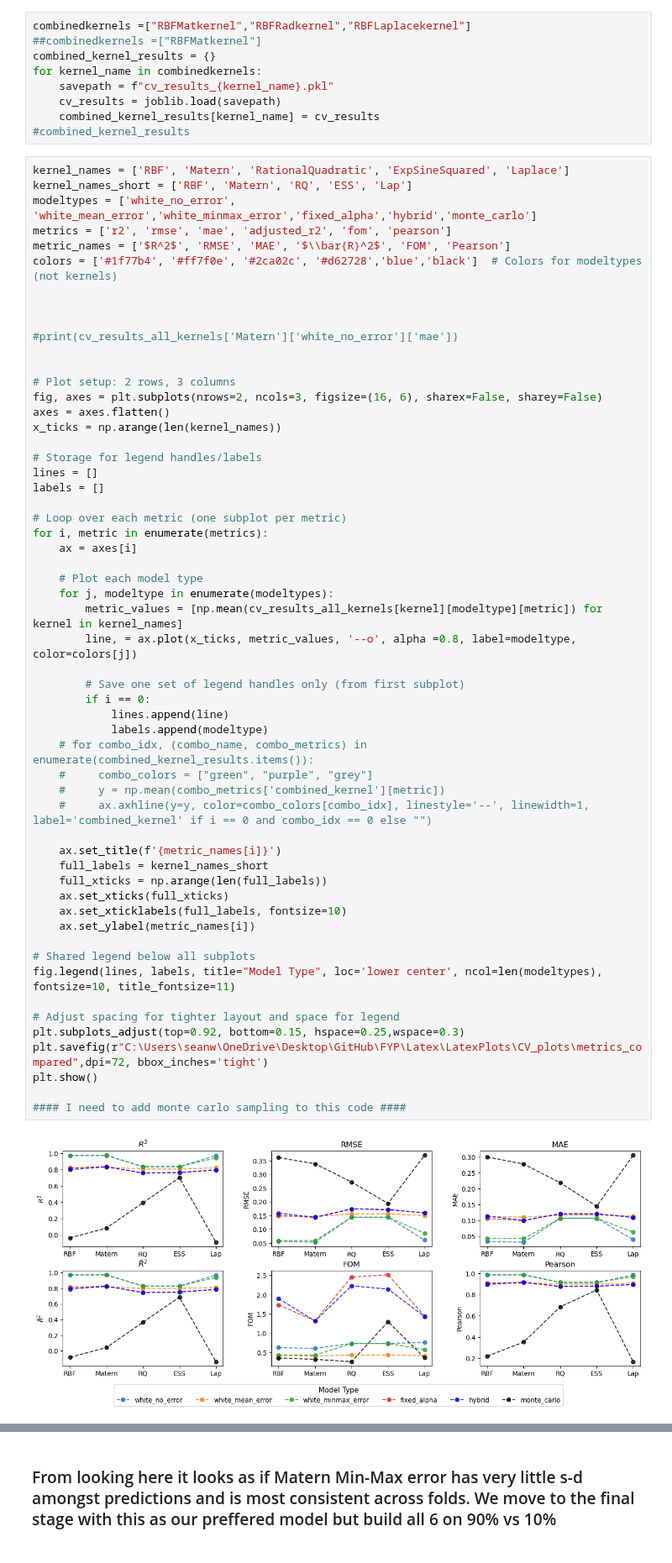
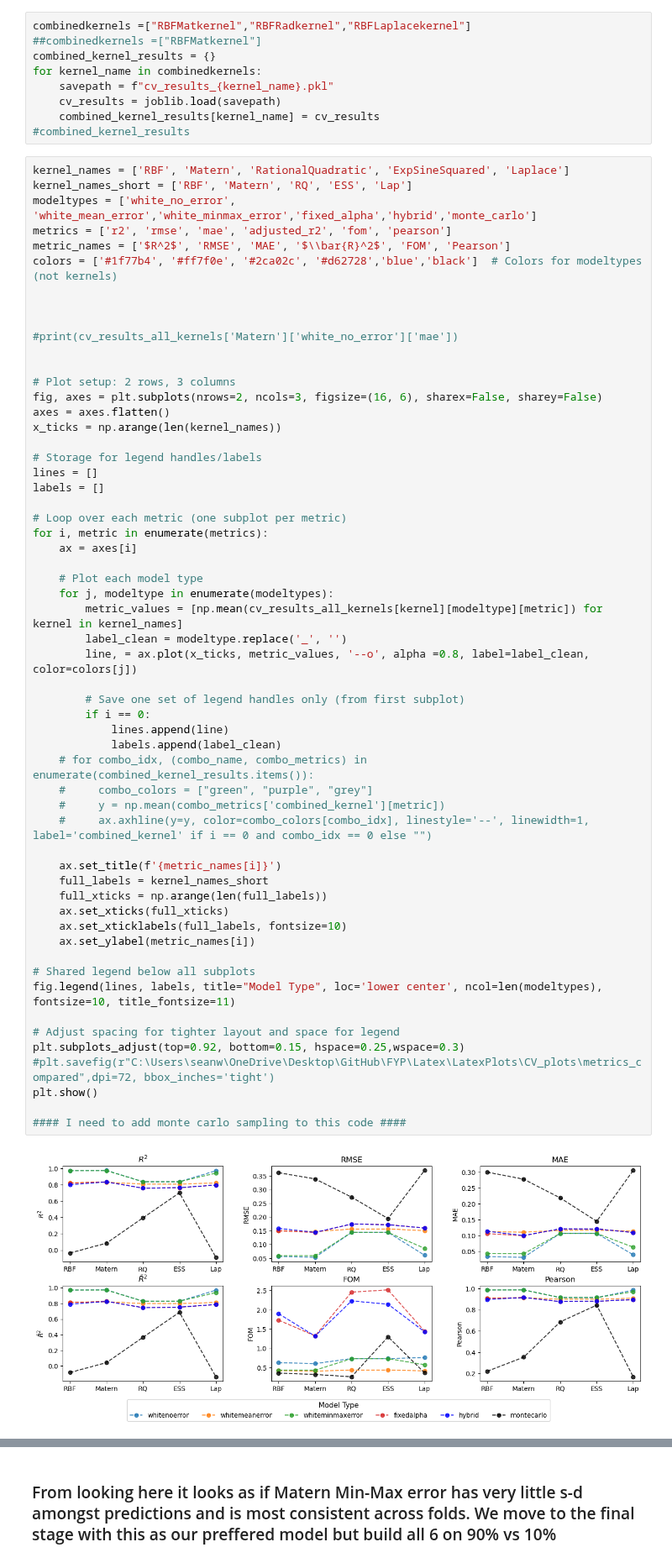
Before and after one commit to seanwhite674/FinalYearProject, a Jupyter notebook: Kfold model Selection/Examining Metrics.ipynb, the cells around one changed output, grey strips where cells are left out. Shown at 84% size. Saved outputs shown, nothing was run; the diff lists cells and outputs as text.

```diff
--- a/Kfold model Selection/Examining Metrics.ipynb
+++ b/Kfold model Selection/Examining Metrics.ipynb
@@ -61,37 +61,38 @@ for i, metric in enumerate(metrics):
     ax = axes[i]
 
     # Plot each model type
     for j, modeltype in enumerate(modeltypes):
         metric_values = [np.mean(cv_results_all_kernels[kernel][modeltype][metric]) for kernel in kernel_names]
-        line, = ax.plot(x_ticks, metric_values, '--o', alpha =0.8, label=modeltype, color=colors[j])
+        label_clean = modeltype.replace('_', '')
+        line, = ax.plot(x_ticks, metric_values, '--o', alpha =0.8, label=label_clean, color=colors[j])
 
         # Save one set of legend handles only (from first subplot)
         if i == 0:
             lines.append(line)
-            labels.append(modeltype)
+            labels.append(label_clean)
     # for combo_idx, (combo_name, combo_metrics) in enumerate(combined_kernel_results.items()):
     #     combo_colors = ["green", "purple", "grey"]
     #     y = np.mean(combo_metrics['combined_kernel'][metric])
     #     ax.axhline(y=y, color=combo_colors[combo_idx], linestyle='--', linewidth=1, label='combined_kernel' if i == 0 and combo_idx == 0 else "")
 
     ax.set_title(f'{metric_names[i]}')
     full_labels = kernel_names_short
     full_xticks = np.arange(len(full_labels))
     ax.set_xticks(full_xticks)
     ax.set_xticklabels(full_labels, fontsize=10)
     ax.set_ylabel(metric_names[i])
 
 # Shared legend below all subplots
 fig.legend(lines, labels, title="Model Type", loc='lower center', ncol=len(modeltypes), fontsize=10, title_fontsize=11)
 
 # Adjust spacing for tighter layout and space for legend
 plt.subplots_adjust(top=0.92, bottom=0.15, hspace=0.25,wspace=0.3)
-plt.savefig(r"C:\Users\seanw\OneDrive\Desktop\GitHub\FYP\Latex\LatexPlots\CV_plots\metrics_compared",dpi=72, bbox_inches='tight')
+#plt.savefig(r"C:\Users\seanw\OneDrive\Desktop\GitHub\FYP\Latex\LatexPlots\CV_plots\metrics_compared",dpi=72, bbox_inches='tight')
 plt.show()
 
 #### I need to add monte carlo sampling to this code ####
 # %% [output]
-[figure, old version]
+[figure, new version]
 # %%
 combined_kernels = {
     'RBFMat': combined_kernel_results['RBFMatkernel']['combined_kernel'],
```
Also changed, not shown: parts of 7 cells of this notebook, 7 other files.
